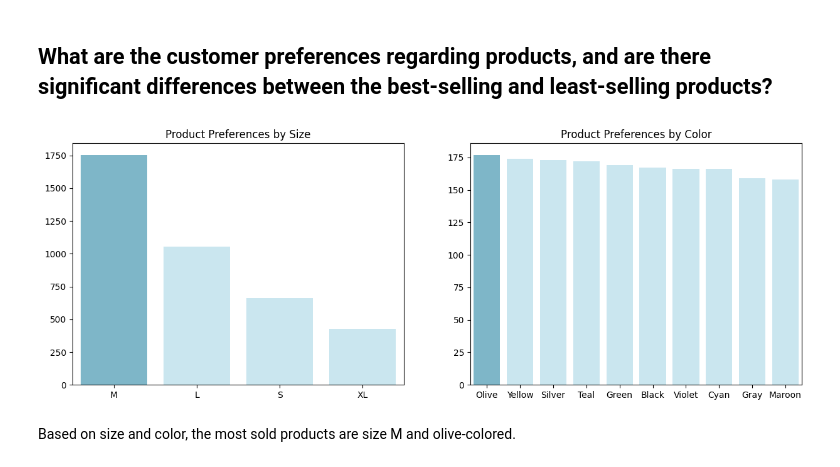
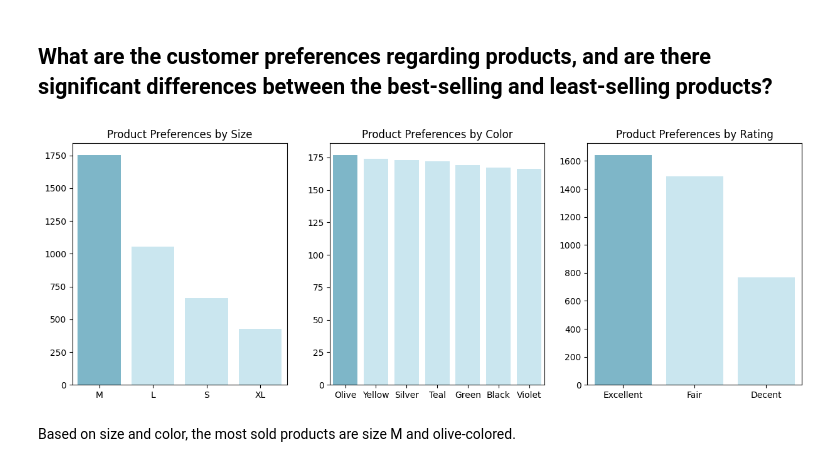
Before and after one commit to semidust/Consumer-Behavior-Analysis, a Jupyter notebook: Consumer Behavior Analysis.ipynb, the cells around one changed output. Cells and saved outputs as stored; diff of their text form; code cells hidden in the pictures.

```diff
--- a/Consumer Behavior Analysis.ipynb
+++ b/Consumer Behavior Analysis.ipynb
@@ -416,32 +416,41 @@ The demographic profile of customers who are most active in making purchases is
 # %% [markdown]
 ## What are the customer preferences regarding products, and are there significant differences between the best-selling and least-selling products?
 # %%
-fig, ax = plt.subplots(nrows=1, ncols=2, figsize=(15,5))
+fig, ax = plt.subplots(nrows=1, ncols=3, figsize=(15,5))
 colors = ['#72BCD4', '#C4E9F5', '#C4E9F5', '#C4E9F5', '#C4E9F5', '#C4E9F5', '#C4E9F5', '#C4E9F5', '#C4E9F5', '#C4E9F5']
 
 sns.barplot(
     data=product_size.reset_index().sort_values(by='Customer Count', ascending=False),
     x='Size',
     y='Customer Count',
     palette=colors,
     ax=ax[0]
 )
 ax[0].set_title('Product Preferences by Size')
 
 sns.barplot(
-    data=product_color.reset_index().sort_values(by='Customer Count', ascending=False).head(10),
+    data=product_color.reset_index().sort_values(by='Customer Count', ascending=False).head(7),
     x='Color',
     y='Customer Count',
     palette=colors,
     ax=ax[1]
 )
 ax[1].set_title('Product Preferences by Color')
 
-for i in range(2):
+sns.barplot(
+    data=byrating.reset_index().sort_values(by='Customer Count', ascending=False),
+    x='Rating Group',
+    y='Customer Count',
+    palette=colors,
+    ax=ax[2]
+)
+ax[2].set_title('Product Preferences by Rating')
+
+for i in range(3):
   ax[i].set_xlabel(None)
   ax[i].set_ylabel(None)
 # %% [output]
-[figure, old version]
+[figure, new version]
 # %% [markdown]
 
 Based on size and color, the most sold products are size M and olive-colored.
```
